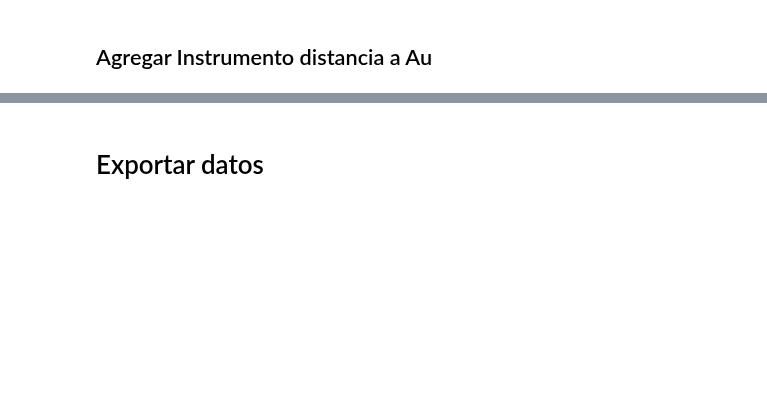
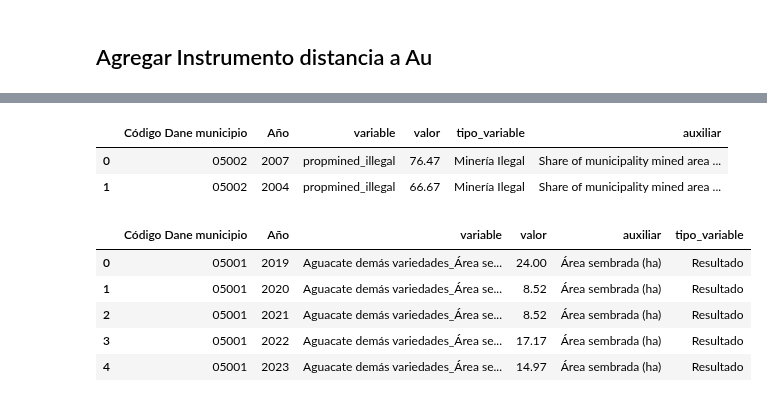
Before and after one commit to JC-AlfonsoR/PEG-mining-agriculture, a Jupyter notebook: Efforts/7_ArmarPanel/Armar_Panel.ipynb, the cells around one changed output, grey strips where cells are left out. Cells and saved outputs as stored; diff of their text form; code cells hidden in the pictures; blank space fills up the shorter version.

```diff
--- a/Efforts/7_ArmarPanel/Armar_Panel.ipynb
+++ b/Efforts/7_ArmarPanel/Armar_Panel.ipynb
@@ -1547,5 +1607,36 @@ panel_proximidad_oro['Auxiliar'] = '' # Por ahora, vacío
+# %%
+# Estructurar los datos para agregar al panel
+panel_agregar = panel_SR2021.melt(id_vars=['Código Dane municipio', 'Año'],
+                 value_vars=variables_y,
+                 value_name='valor')
+
+# Completar estructura de los datos
+panel_agregar['tipo_variable'] = 'Minería Ilegal'
+
+# Agregar etiquetas del significado de cada variable
+# Lo copio textual de la base ded atos de SR2021
+panel_agregar.loc[panel_agregar['variable']=='propmined_illegal', 'auxiliar'] = 'Share of municipality mined area mined illegaly'
+panel_agregar.loc[panel_agregar['variable']=='newpropmined_illegal', 'auxiliar'] = 'Share of new municipality mined area mined illegaly'
+
+panel_agregar.loc[panel_agregar['variable']=='prop_illegal', 'auxiliar'] = 'New area mined illegaly as share of municipality area'
+panel_agregar.loc[panel_agregar['variable']=='newprop_illegal', 'auxiliar'] = 'Share of municipality area mined illegaly'
+
+panel_agregar.loc[panel_agregar['variable']=='unodc_propmined_illegal', 'auxiliar'] = '\% illegal area (UNODC)'
+
+# Mostrar estructura del Panel
+display(panel_agregar.head(2))
+# %% [output]
+|  | Código Dane municipio | Año | variable | valor | tipo_variable | auxiliar |
+| 0 | 05002 | 2007 | propmined_illegal | 76.47 | Minería Ilegal | Share of municipality mined area ... |
+| 1 | 05002 | 2004 | propmined_illegal | 66.67 | Minería Ilegal | Share of municipality mined area ... |
 # %%
-# Unir panel anterior con nuevos datos
-nuevo_PANEL = pd.concat([panel_anterior, panel_proximidad_oro])
+# Cargar última versión del panel
+panel_anterior = pd.read_parquet('./outputs/PANEL_2026_04_24.parquet')
+panel_anterior.head()
+# %% [output]
+|  | Código Dane municipio | Año | variable | valor | auxiliar | tipo_variable |
+| 0 | 05001 | 2019 | Aguacate demás variedades_Área se... | 24.00 | Área sembrada (ha) | Resultado |
+| 1 | 05001 | 2020 | Aguacate demás variedades_Área se... | 8.52 | Área sembrada (ha) | Resultado |
+| 2 | 05001 | 2021 | Aguacate demás variedades_Área se... | 8.52 | Área sembrada (ha) | Resultado |
+| 3 | 05001 | 2022 | Aguacate demás variedades_Área se... | 17.17 | Área sembrada (ha) | Resultado |
+| 4 | 05001 | 2023 | Aguacate demás variedades_Área se... | 14.97 | Área sembrada (ha) | Resultado |
-# %% [markdown]
-# Exportar datos
```
Also changed, not shown: parts of 7 cells of this notebook, 5 other files.
